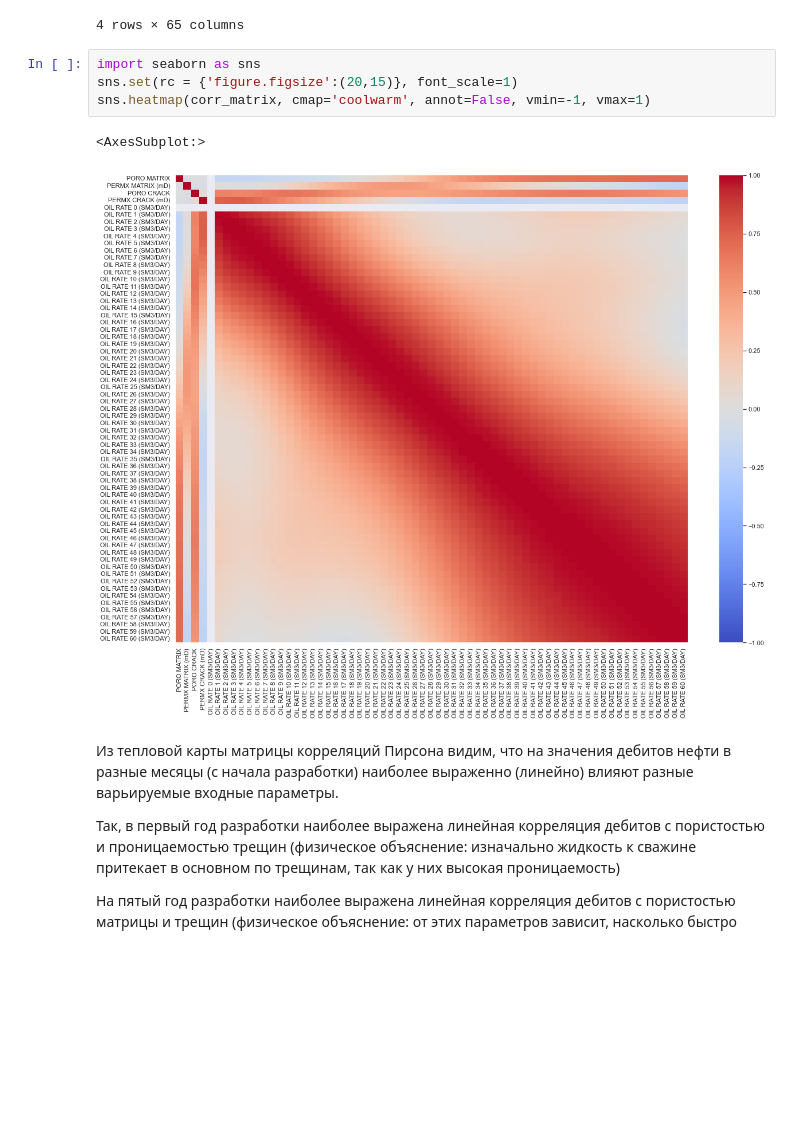
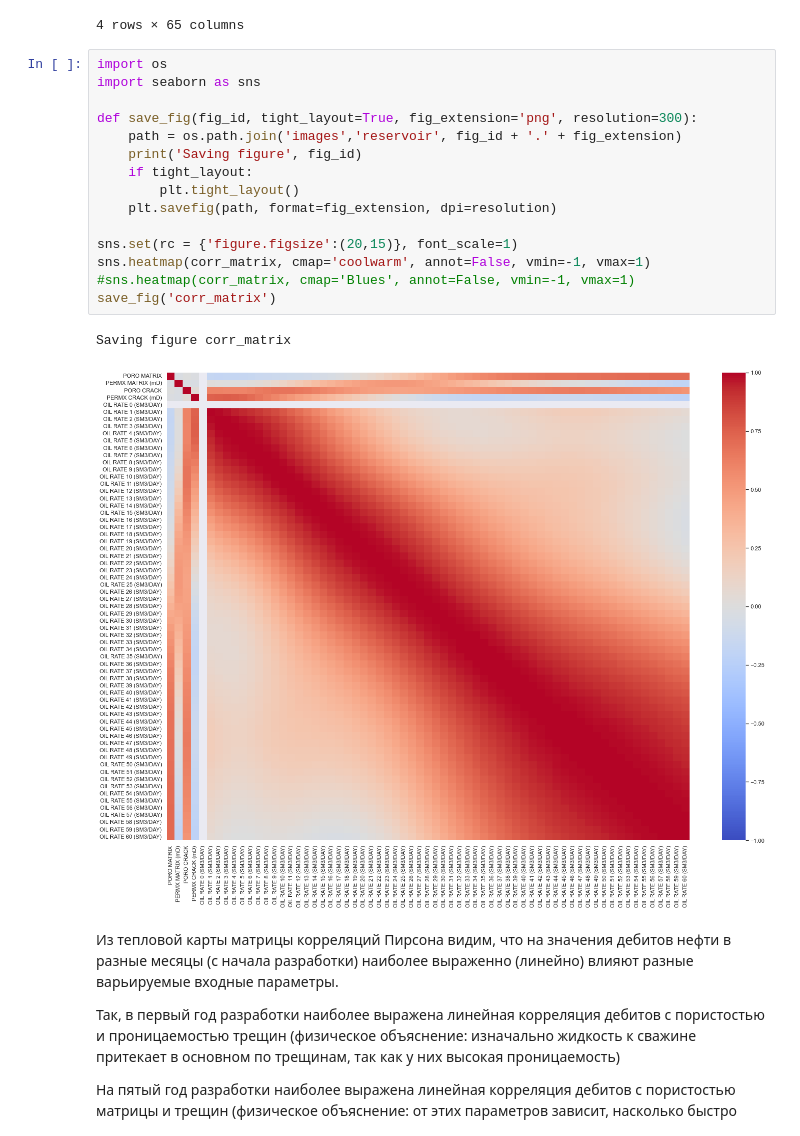
Before and after one commit to mualal/ml-experiments, a Jupyter notebook: reservoir_exploration.ipynb, the cells around one changed output. Saved outputs shown, nothing was run; the diff lists cells and outputs as text; blank space fills up the shorter version.

Commit message:
added image save func

```diff
--- a/reservoir_exploration.ipynb
+++ b/reservoir_exploration.ipynb
@@ -130,12 +130,23 @@ corr_matrix.head(4)
 | PERMX CRACK (mD) | -0.019672 | -0.036800 | 0.035728 | 1.000000 | NaN | ... |
 4 rows × 65 columns
 # %%
+import os
 import seaborn as sns
+
+def save_fig(fig_id, tight_layout=True, fig_extension='png', resolution=300):
+    path = os.path.join('images','reservoir', fig_id + '.' + fig_extension)
+    print('Saving figure', fig_id)
+    if tight_layout:
+        plt.tight_layout()
+    plt.savefig(path, format=fig_extension, dpi=resolution)
+
 sns.set(rc = {'figure.figsize':(20,15)}, font_scale=1)
 sns.heatmap(corr_matrix, cmap='coolwarm', annot=False, vmin=-1, vmax=1)
+#sns.heatmap(corr_matrix, cmap='Blues', annot=False, vmin=-1, vmax=1)
+save_fig('corr_matrix')
 # %% [output]
-<AxesSubplot:>
+Saving figure corr_matrix
-[figure, old version]
+[figure, new version]
 # %% [markdown]
  Из тепловой карты матрицы корреляций Пирсона видим, что на значения дебитов нефти в разные месяцы (с начала разработки) наиболее выраженно (линейно) влияют разные варьируемые входные параметры.
 
```
Also changed, not shown: parts of 5 cells of this notebook, 3 other files.
